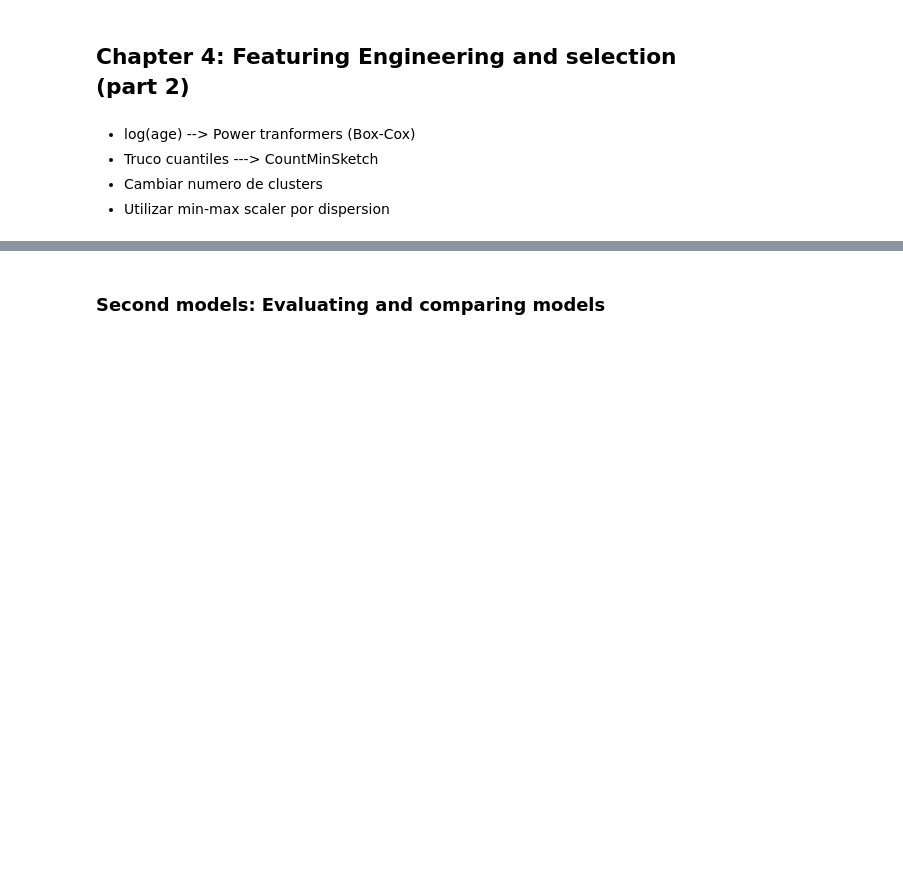
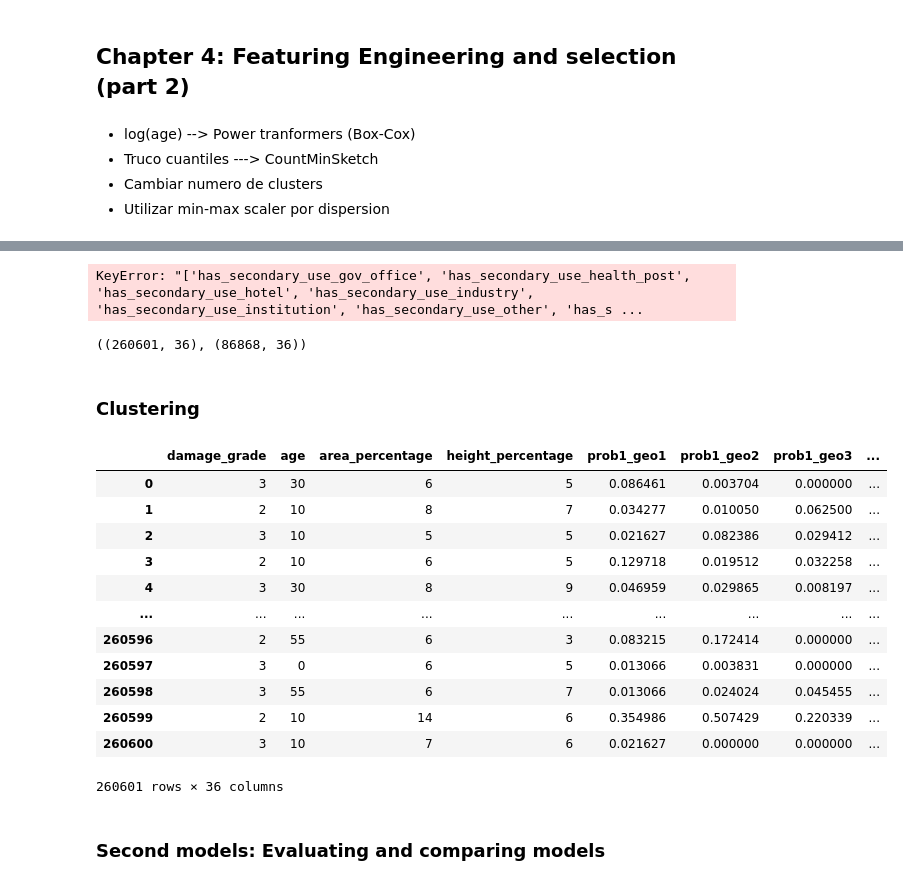
Before and after one commit to bereamanuel/Ritchter-s-predictors, a Jupyter notebook: jupyter/dataAnalisis.ipynb, the cells around one changed output, grey strips where cells are left out. Cells and saved outputs as stored; diff of their text form; code cells hidden in the pictures; blank space fills up the shorter version.

```diff
--- a/jupyter/dataAnalisis.ipynb
+++ b/jupyter/dataAnalisis.ipynb
@@ -1451,0 +1671,2 @@ LGBM hyperparameter tunning
+# %%
+df = pd.get_dummies(df)
@@ -1451,0 +1675,16 @@ LGBM hyperparameter tunning
+# %%
+target = 'damage_grade'
+numeric = ['age_pt','area_percentage_pt', 'height_percentage_pt','prob1_geo1','prob1_geo2','prob1_geo3','prob2_geo1','prob2_geo2','prob2_geo3','prob3_geo1','prob3_geo2','prob3_geo3']
+dummies = ['count_families_0','count_families_1','count_families_2',
+                'count_floors_pre_eq_1','count_floors_pre_eq_2',
+                'foundation_type_1', 'ground_floor_type_1',
+                'land_surface_condition_t','land_surface_condition_n',
+                'other_floor_type_j','other_floor_type_q', 'other_floor_type_x',
+                'position_s','position_t',
+                'roof_type_n','roof_type_q']
+
+binary= ['has_secondary_use','has_secondary_use_agriculture','has_secondary_use_gov_office','has_secondary_use_health_post','has_secondary_use_hotel',
+    'has_secondary_use_industry','has_secondary_use_institution','has_secondary_use_other','has_secondary_use_rental',
+    'has_secondary_use_school','has_secondary_use_use_police','has_superstructure_adobe_mud','has_superstructure_bamboo','has_superstructure_cement_mortar_brick',
+    'has_superstructure_cement_mortar_stone','has_superstructure_mud_mortar_brick','has_superstructure_mud_mortar_stone','has_superstructure_other','has_superstructure_rc_engineered',
+    'has_superstructure_rc_non_engineered','has_superstructure_stone_flag','has_superstructure_timber','legal_ownership_status_1' ]
@@ -1451,0 +1697,12 @@ LGBM hyperparameter tunning
+# %%
+binary = ['has_secondary_use',
+        'has_secondary_use_agriculture',
+        'has_superstructure_adobe_mud',
+        'has_superstructure_cement_mortar_brick',
+        'has_superstructure_mud_mortar_brick',
+        'has_superstructure_mud_mortar_stone',
+        'has_superstructure_timber']
+# %%
+df = df[[target ]+ numeric + dummies + binary]
+# %% [output]
+KeyError: "['has_secondary_use_gov_office', 'has_secondary_use_health_post', 'has_secondary_use_hotel', 'has_secondary_use_industry', 'has_secondary_use_institution', 'has_secondary_use_other', 'has_s ...
@@ -1451,0 +1711,22 @@ LGBM hyperparameter tunning
+# %%
+df.shape,test.shape
+# %% [output]
+((260601, 36), (86868, 36))
+# %% [markdown]
+### Clustering
+# %%
+df
+# %% [output]
+|  | damage_grade | age | area_percentage | height_percentage | prob1_geo1 | prob1_geo2 | prob1_geo3 | ... |
+| 0 | 3 | 30 | 6 | 5 | 0.086461 | 0.003704 | 0.000000 | ... |
+| 1 | 2 | 10 | 8 | 7 | 0.034277 | 0.010050 | 0.062500 | ... |
+| 2 | 3 | 10 | 5 | 5 | 0.021627 | 0.082386 | 0.029412 | ... |
+| 3 | 2 | 10 | 6 | 5 | 0.129718 | 0.019512 | 0.032258 | ... |
+| 4 | 3 | 30 | 8 | 9 | 0.046959 | 0.029865 | 0.008197 | ... |
+| ... | ... | ... | ... | ... | ... | ... | ... | ... |
+| 260596 | 2 | 55 | 6 | 3 | 0.083215 | 0.172414 | 0.000000 | ... |
+| 260597 | 3 | 0 | 6 | 5 | 0.013066 | 0.003831 | 0.000000 | ... |
+| 260598 | 3 | 55 | 6 | 7 | 0.013066 | 0.024024 | 0.045455 | ... |
+| 260599 | 2 | 10 | 14 | 6 | 0.354986 | 0.507429 | 0.220339 | ... |
+| 260600 | 3 | 10 | 7 | 6 | 0.021627 | 0.000000 | 0.000000 | ... |
+260601 rows × 36 columns
```
Also changed, not shown: parts of 42 cells of this notebook, 2 other files.
